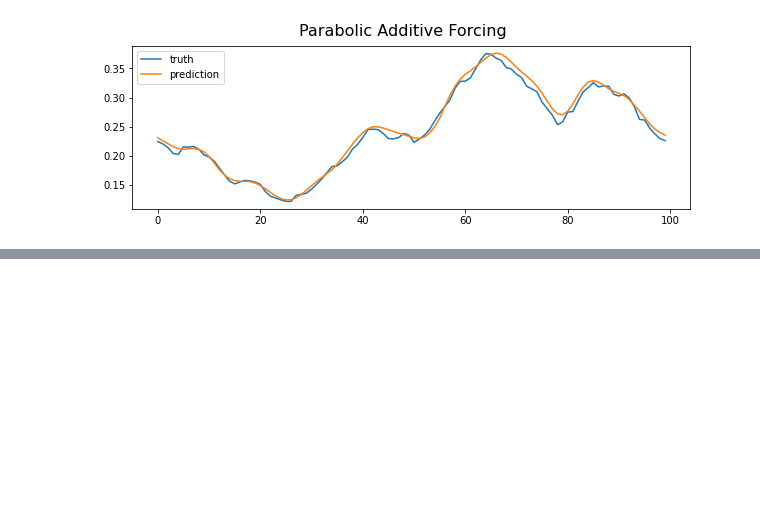
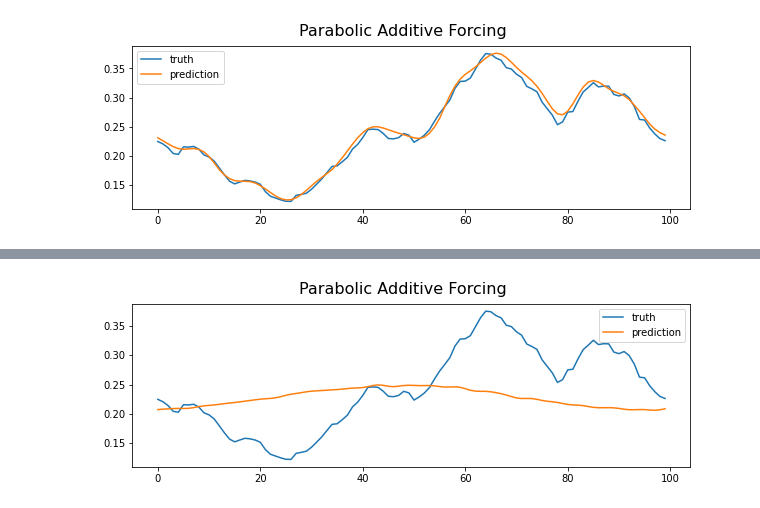
Before and after one commit to crispitagorico/torchspde, a Jupyter notebook: Parabolic1D.ipynb, the cells around one changed output, grey strips where cells are left out. Cells and saved outputs as stored; diff of their text form; code cells hidden in the pictures; blank space fills up the shorter version.

```diff
--- a/Parabolic1D.ipynb
+++ b/Parabolic1D.ipynb
@@ -193,0 +197,13 @@ plt.show()
+# %%
+u0_train = u0_train[:,0,:,None]
+u0_test = u0_test[:,0,:,None]
+
+train_loader = torch.utils.data.DataLoader(torch.utils.data.TensorDataset(u0_train, u_train), batch_size=batch_size, shuffle=True)
+test_loader = torch.utils.data.DataLoader(torch.utils.data.TensorDataset(u0_test, u_test), batch_size=batch_size, shuffle=False)
+# %%
+# model = NeuralFixedPoint(modes1=16, modes2=16, modes3=8, in_channels=1, hidden_channels=64, forcing_channels=1, out_channels=1, T=T, n_iter=4).cuda()
+model = FNO1d(modes=24, width=64).cuda()
+print(count_params(model))
+
+optimizer = torch.optim.Adam(model.parameters(), lr=0.001, weight_decay=1e-4)
+scheduler = torch.optim.lr_scheduler.StepLR(optimizer, step_size=100, gamma=0.5)
@@ -193,0 +276,21 @@ plt.show()
+# %%
+k = 5
+T_= 1
+
+# u0 = u0_train[k][None,...].to(device)
+# u = u_train[k][None,...].to(device)
+# xi = xi_train[k][None,...].to(device)
+u0 = u0_test[k][None,...].to(device)
+u = u_test[k][None,...].to(device)
+u_pred = model(u0)
+
+fig = plt.figure(figsize=(10,3))
+plt.suptitle('Parabolic Additive Forcing', fontsize=16)
+
+plt.plot(u[0].detach().cpu().numpy(),label='truth')
+plt.plot(u_pred[0,...,-1].detach().cpu().numpy(),label='prediction')
+plt.legend()
+# plt.tight_layout()
+plt.show()
+# %% [output]
+[figure, added]
```
Also changed, not shown: parts of 4 cells of this notebook.
